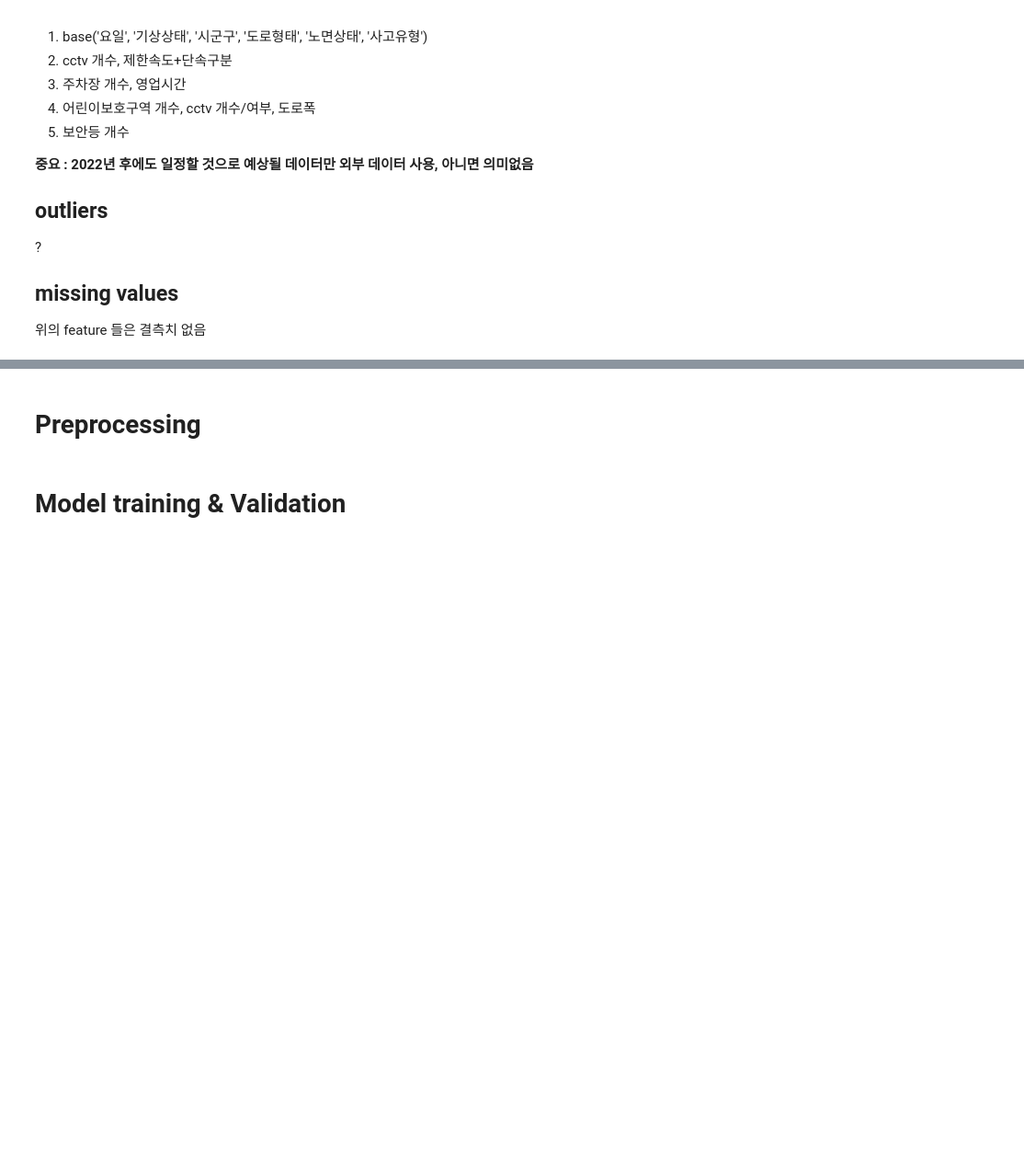
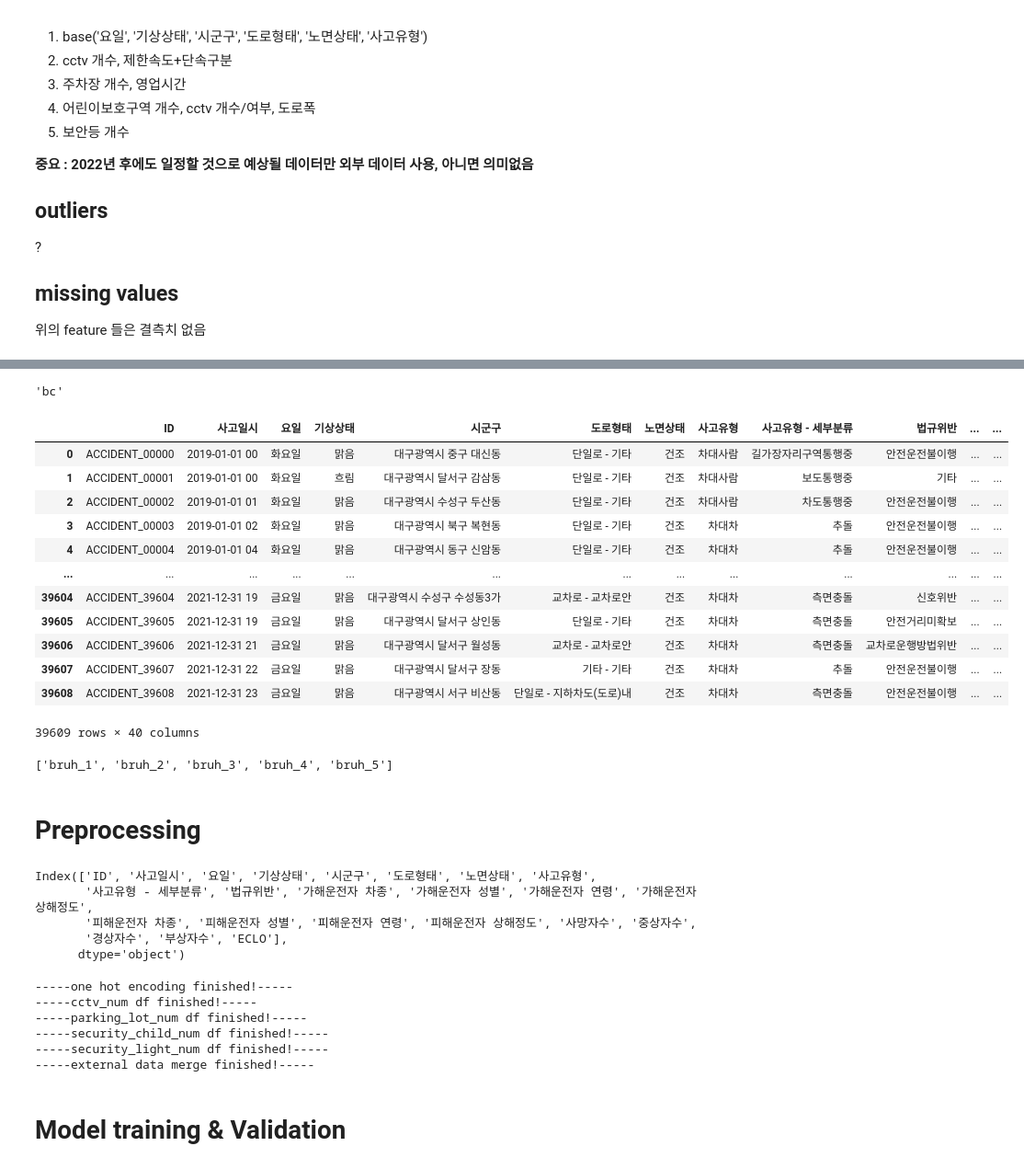
Before and after one commit to linusms/Dacon, a Jupyter notebook: 대구 교통사고 피해 예측 AI 경진대회/open/daegu_accident.ipynb, the cells around one changed output, grey strips where cells are left out. Shown at 92% size. Drawn from its saved outputs; the diff is of its cells as text; code cells hidden in the pictures; blank space fills up the shorter version.

Commit message:
preprocessing finished

```diff
--- a/대구 교통사고 피해 예측 AI 경진대회/open/daegu_accident.ipynb
+++ b/대구 교통사고 피해 예측 AI 경진대회/open/daegu_accident.ipynb
@@ -386,3 +403,31 @@ missing values
+# %%
+'abc'[1:3]
+# %% [output]
+'bc'
+# %%
+a=pd.concat([train, daegu_cctv], axis=1).drop(columns='설치연도')
+# %%
+a
+# %% [output]
+|  | ID | 사고일시 | 요일 | 기상상태 | 시군구 | 도로형태 | 노면상태 | 사고유형 | 사고유형 - 세부분류 | 법규위반 | ... | ... |
+| 0 | ACCIDENT_00000 | 2019-01-01 00 | 화요일 | 맑음 | 대구광역시 중구 대신동 | 단일로 - 기타 | 건조 | 차대사람 | 길가장자리구역통행중 | 안전운전불이행 | ... | ... |
+| 1 | ACCIDENT_00001 | 2019-01-01 00 | 화요일 | 흐림 | 대구광역시 달서구 감삼동 | 단일로 - 기타 | 건조 | 차대사람 | 보도통행중 | 기타 | ... | ... |
+| 2 | ACCIDENT_00002 | 2019-01-01 01 | 화요일 | 맑음 | 대구광역시 수성구 두산동 | 단일로 - 기타 | 건조 | 차대사람 | 차도통행중 | 안전운전불이행 | ... | ... |
+| 3 | ACCIDENT_00003 | 2019-01-01 02 | 화요일 | 맑음 | 대구광역시 북구 복현동 | 단일로 - 기타 | 건조 | 차대차 | 추돌 | 안전운전불이행 | ... | ... |
+| 4 | ACCIDENT_00004 | 2019-01-01 04 | 화요일 | 맑음 | 대구광역시 동구 신암동 | 단일로 - 기타 | 건조 | 차대차 | 추돌 | 안전운전불이행 | ... | ... |
+| ... | ... | ... | ... | ... | ... | ... | ... | ... | ... | ... | ... | ... |
+| 39604 | ACCIDENT_39604 | 2021-12-31 19 | 금요일 | 맑음 | 대구광역시 수성구 수성동3가 | 교차로 - 교차로안 | 건조 | 차대차 | 측면충돌 | 신호위반 | ... | ... |
+| 39605 | ACCIDENT_39605 | 2021-12-31 19 | 금요일 | 맑음 | 대구광역시 달서구 상인동 | 단일로 - 기타 | 건조 | 차대차 | 측면충돌 | 안전거리미확보 | ... | ... |
+| 39606 | ACCIDENT_39606 | 2021-12-31 21 | 금요일 | 맑음 | 대구광역시 달서구 월성동 | 교차로 - 교차로안 | 건조 | 차대차 | 측면충돌 | 교차로운행방법위반 | ... | ... |
+| 39607 | ACCIDENT_39607 | 2021-12-31 22 | 금요일 | 맑음 | 대구광역시 달서구 장동 | 기타 - 기타 | 건조 | 차대차 | 추돌 | 안전운전불이행 | ... | ... |
+| 39608 | ACCIDENT_39608 | 2021-12-31 23 | 금요일 | 맑음 | 대구광역시 서구 비산동 | 단일로 - 지하차도(도로)내 | 건조 | 차대차 | 측면충돌 | 안전운전불이행 | ... | ... |
+39609 rows × 40 columns
+# %%
+b='bruh'
+
+[f'{b}_{x}' for x in [1,2,3,4,5]]
+# %% [output]
+['bruh_1', 'bruh_2', 'bruh_3', 'bruh_4', 'bruh_5']
 # %% [markdown]
 Preprocessing
 ==============
@@ -483,5 +567,33 @@ class Preprocessing:
 
         return train_df_p, test_df_p
+# %%
+train.columns
+# %% [output]
+Index(['ID', '사고일시', '요일', '기상상태', '시군구', '도로형태', '노면상태', '사고유형',
+       '사고유형 - 세부분류', '법규위반', '가해운전자 차종', '가해운전자 성별', '가해운전자 연령', '가해운전자 상해정도',
+       '피해운전자 차종', '피해운전자 성별', '피해운전자 연령', '피해운전자 상해정도', '사망자수', '중상자수',
+       '경상자수', '부상자수', 'ECLO'],
+      dtype='object')
+# %%
+preprocessing=Preprocessing(
+                cat_columns=['요일', '기상상태', '시군구', '도로형태', '노면상태', '사고유형'],
+                external_data_list=[daegu_cctv,daegu_parking_lot,daegu_security_child,daegu_security_light]
+                # cctv_col=['단속구분', '제한속도'],
+                # parking_lot_col=[],
+                # security_child_col=,
+                # security_light_col=,
+                # external_data_list=,
+                # merge_std_col=
+)
+
+train_p,test_p=preprocessing.run(train_df=train, test_df=test)
+# %% [output]
+-----one hot encoding finished!-----
+-----cctv_num df finished!-----
+-----parking_lot_num df finished!-----
+-----security_child_num df finished!-----
+-----security_light_num df finished!-----
+-----external data merge finished!-----
 # %% [markdown]
 Model training & Validation
 ===========================
```
Also changed, not shown: parts of 6 cells of this notebook.
